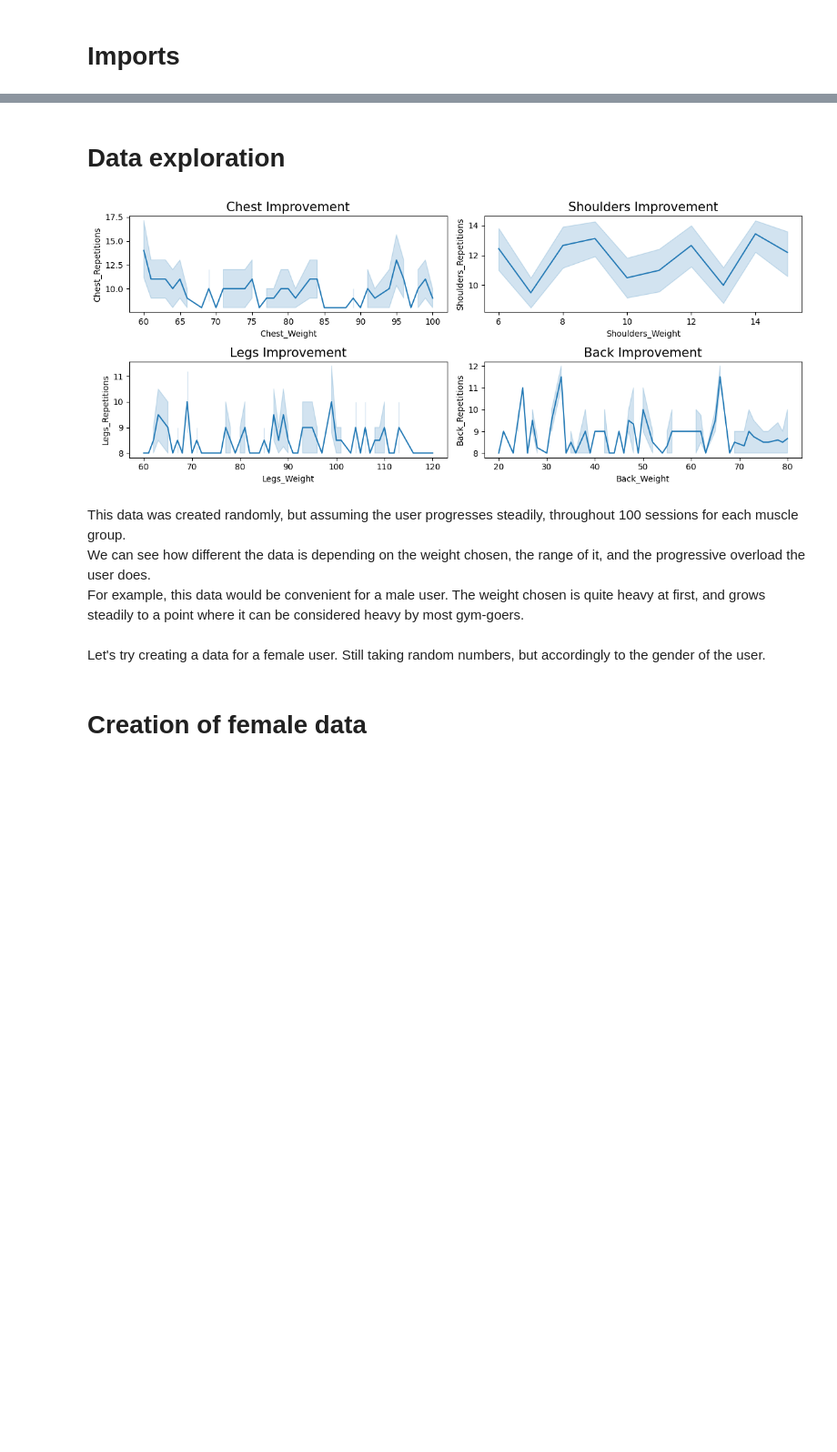
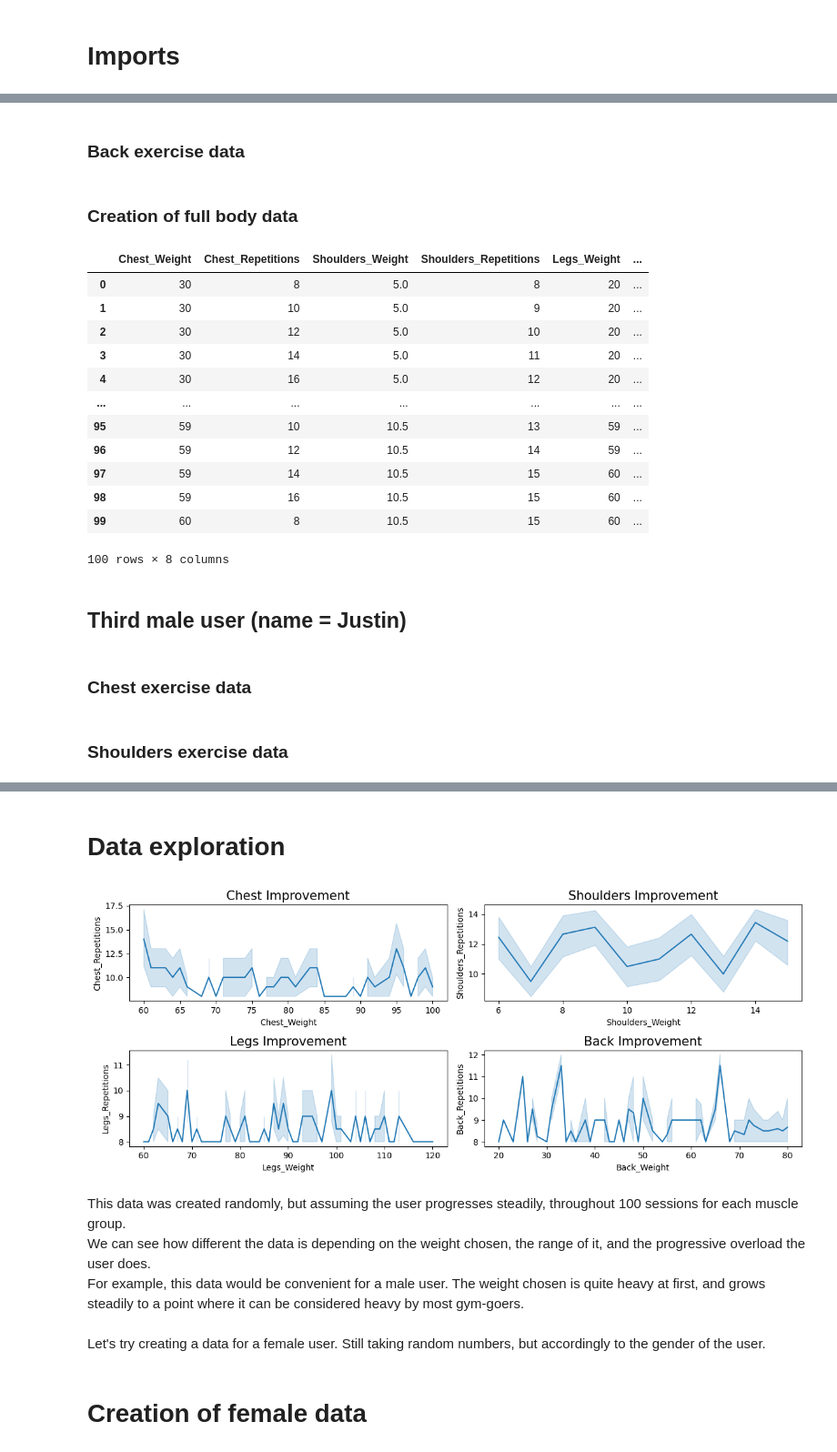
Before and after one commit to Clement733/workout_planner, a Jupyter notebook: data_improvement.ipynb, the cells around one changed output, grey strips where cells are left out. Shown: that part at 91% size. Drawn from its saved outputs; the diff is of its cells as text; code cells hidden in the pictures; blank space fills up the shorter version.

```diff
--- a/data_improvement.ipynb
+++ b/data_improvement.ipynb
@@ -95,0 +116,14 @@ df_improve
+# %%
+shoulders_sm = np.random.randint(5*2, 11*2, num_values) /2
+shoulders_sm = np.sort(shoulders_sm)
+shoulders_rep_sm = []
+shoulders_rc_sm = {}
+for rep in shoulders_sm:
+    if rep not in shoulders_rc_sm:
+        shoulders_rc_sm[rep] = 8
+    else:
+        shoulders_rc_sm[rep] += 1
+    if shoulders_rc_sm[rep] > 15:
+        shoulders_rc_sm[rep] = 15
+    shoulders_rep_sm.append(shoulders_rc_sm[rep])
+df_shoulders_sm = pd.DataFrame({'Shoulders_Weight': shoulders_sm, 'Shoulders_Repetitions': shoulders_rep_sm})
@@ -95,0 +132,28 @@ df_improve
+# %%
+legs_sm = np.random.randint(20, 61, num_values)
+legs_sm = np.sort(legs_sm)
+legs_rep_sm = []
+legs_rc_sm = {}
+for rep in legs_sm:
+    if rep not in legs_rc_sm:
+        legs_rc_sm[rep] = 8
+    else:
+        legs_rc_sm[rep] += 2
+    legs_rep_sm.append(legs_rc_sm[rep])
+df_legs_sm = pd.DataFrame({'Legs_Weight': legs_sm, 'Legs_Repetitions': legs_rep_sm})
+# %% [markdown]
+### Back exercise data
+# %%
+back_sm = np.random.randint(20, 51, num_values)
+back_sm = np.sort(back_sm)
+back_rep_sm = []
+back_rc_sm = {}
+for rep in back_sm:
+    if rep not in back_rc_sm:
+        back_rc_sm[rep] = 8
+    else:
+        back_rc_sm[rep] += 2
+    back_rep_sm.append(back_rc_sm[rep])
+df_back_sm = pd.DataFrame({'Back_Weight': back_sm, 'Back_Repetitions': back_rep_sm})
+# %% [markdown]
+### Creation of full body data
@@ -95,0 +162,21 @@ df_improve
+# %%
+df_second_male = pd.concat([df_chest_sm, df_shoulders_sm, df_legs_sm, df_back_sm], axis = 1)
+df_second_male
+# %% [output]
+|  | Chest_Weight | Chest_Repetitions | Shoulders_Weight | Shoulders_Repetitions | Legs_Weight | ... |
+| 0 | 30 | 8 | 5.0 | 8 | 20 | ... |
+| 1 | 30 | 10 | 5.0 | 9 | 20 | ... |
+| 2 | 30 | 12 | 5.0 | 10 | 20 | ... |
+| 3 | 30 | 14 | 5.0 | 11 | 20 | ... |
+| 4 | 30 | 16 | 5.0 | 12 | 20 | ... |
+| ... | ... | ... | ... | ... | ... | ... |
+| 95 | 59 | 10 | 10.5 | 13 | 59 | ... |
+| 96 | 59 | 12 | 10.5 | 14 | 59 | ... |
+| 97 | 59 | 14 | 10.5 | 15 | 60 | ... |
+| 98 | 59 | 16 | 10.5 | 15 | 60 | ... |
+| 99 | 60 | 8 | 10.5 | 15 | 60 | ... |
+100 rows × 8 columns
+# %% [markdown]
+## Third male user (name = Justin)
+# %% [markdown]
+### Chest exercise data
@@ -95,0 +195,2 @@ df_improve
+# %% [markdown]
+### Shoulders exercise data
```
Also changed, not shown: parts of 54 cells of this notebook.
